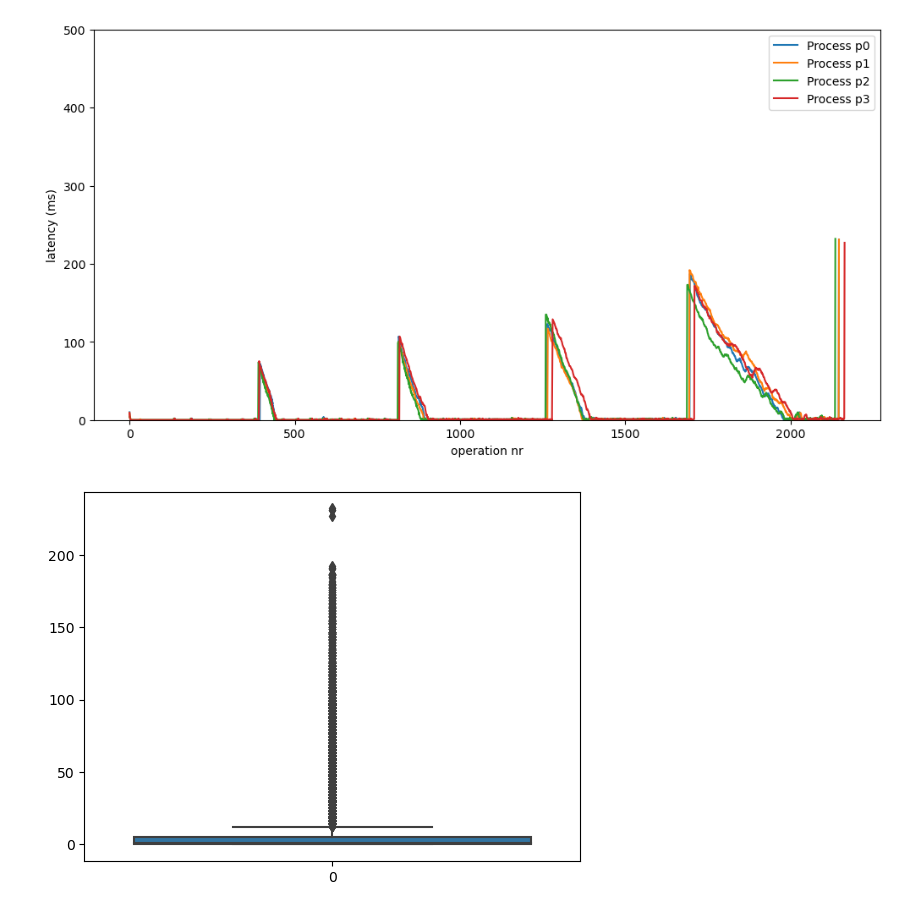
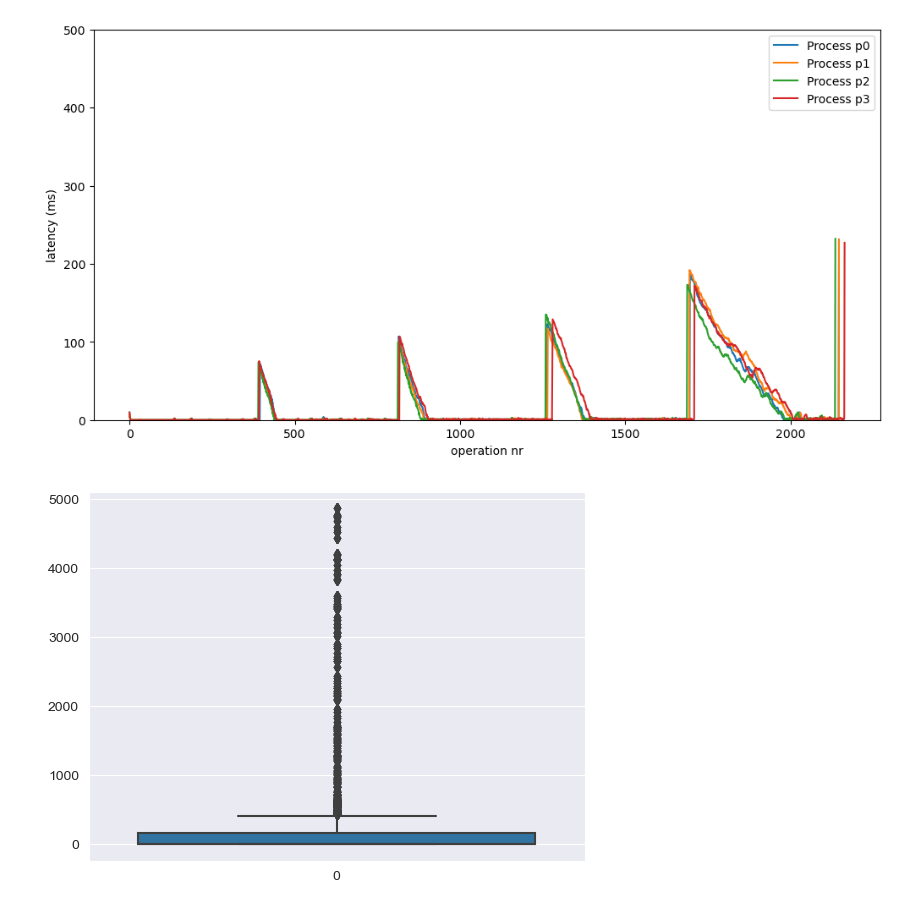
Before and after one commit to Taiwar/ID2203-Project-4-CvRDT, a Jupyter notebook: evaluation/latency.ipynb, the cells around one changed output. Drawn from its saved outputs; the diff is of its cells as text; code cells hidden in the pictures.

```diff
--- a/evaluation/latency.ipynb
+++ b/evaluation/latency.ipynb
@@ -10,16 +10,19 @@ basic_puts.columns = ['processId', 'opId', 'latency']
 
 atomic = pd.read_csv('data/atomic_performance_test.csv')
 atomic.columns = ['processId', 'opId', 'latency']
+
+half_half_small_batch_atomic = pd.read_csv('data/a0.5-p0.5-b5_atomic_performance_test.csv')
+half_half_small_batch_atomic.columns = ['processId', 'opId', 'latency']
 # %%
 # Create a CDF plot of responseTime for atomic puts
 # Sort the data
-atomic = atomic.sort_values('latency')
+half_half_small_batch_atomic = half_half_small_batch_atomic.sort_values('latency')
 
 # Create a new column with the cumulative sum of latencies
-atomic['cdf'] = atomic['latency'].cumsum() / atomic['latency'].sum()
+half_half_small_batch_atomic['cdf'] = half_half_small_batch_atomic['latency'].cumsum() / half_half_small_batch_atomic['latency'].sum()
 
 # Plot the cdf
-plt.plot(atomic['latency'], atomic['cdf'])
+plt.plot(half_half_small_batch_atomic['latency'], half_half_small_batch_atomic['cdf'])
 plt.xlabel('latency (ms)')
 plt.ylabel('CDF')
 plt.show()
@@ -64,7 +67,7 @@ plt.show()
 [figure]
 # %%
 # Make a boxplot of responseTime
-sns.boxplot(basic_puts['latency'])
+sns.boxplot(half_half_small_batch_atomic['latency'])
 plt.show()
 # %% [output]
-[figure, old version]
+[figure, new version]
```
Also changed, not shown: parts of 4 cells of this notebook, 1 other file.
